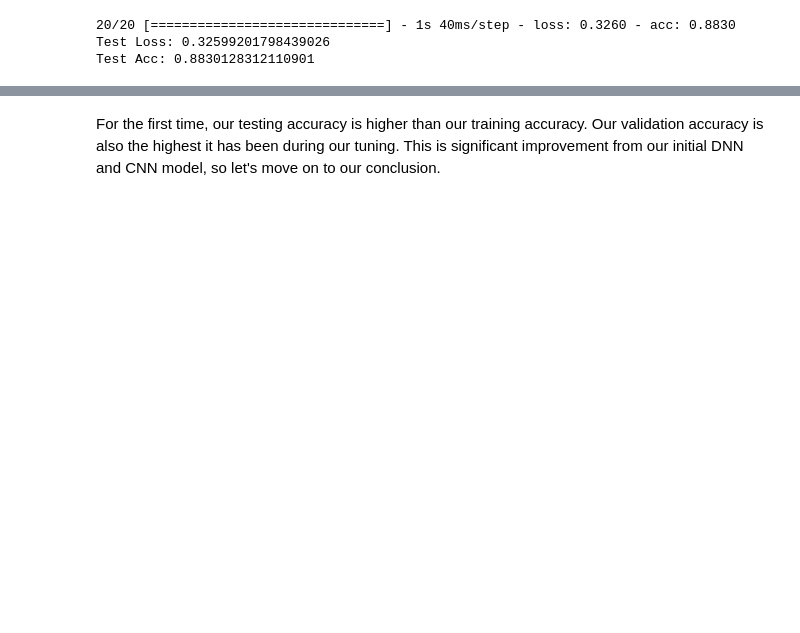
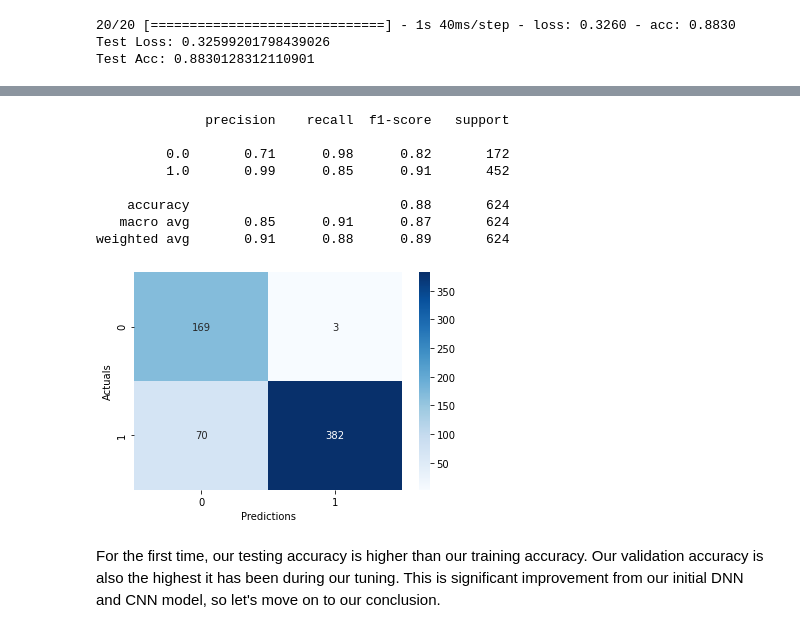
Before and after one commit to aharri123/Image-Classification, a Jupyter notebook: Image-Classification.ipynb, the cells around one changed output, grey strips where cells are left out. Saved outputs shown, nothing was run; the diff lists cells and outputs as text; code cells hidden in the pictures; blank space fills up the shorter version.

```diff
--- a/Image-Classification.ipynb
+++ b/Image-Classification.ipynb
@@ -916,2 +1049,15 @@ visualize_training_results(history)
+# %%
+#Display our classification report and confusion matrix
+evaluation_metrics(history)
+# %% [output]
+              precision    recall  f1-score   support
+
+         0.0       0.71      0.98      0.82       172
+         1.0       0.99      0.85      0.91       452
+
+    accuracy                           0.88       624
+   macro avg       0.85      0.91      0.87       624
+weighted avg       0.91      0.88      0.89       624
+[figure, added]
 # %% [markdown]
 For the first time, our testing accuracy is higher than our training accuracy. Our validation accuracy is also the highest it has been during our tuning. This is significant improvement from our initial DNN and CNN model, so let's move on to our conclusion.
```
Also changed, not shown: parts of 81 cells of this notebook.
